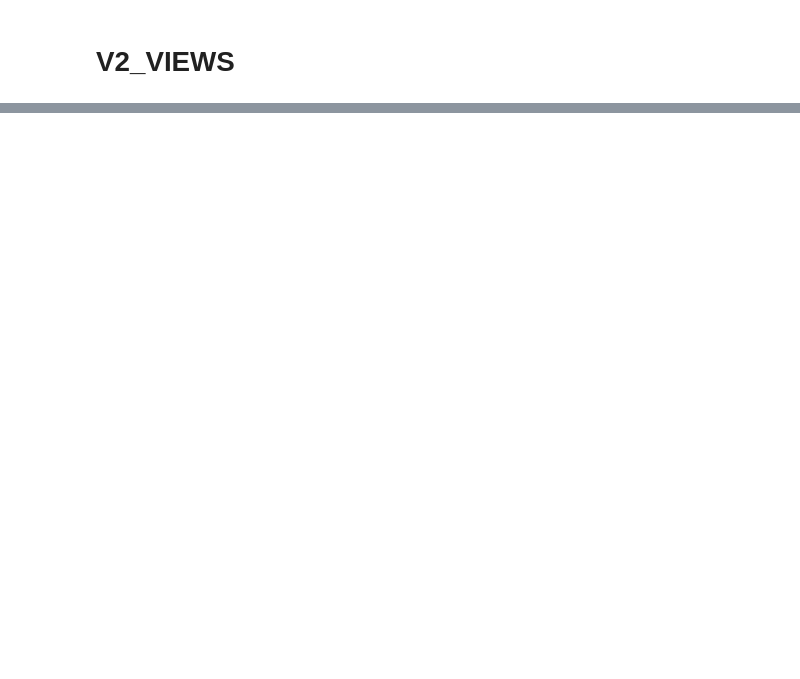
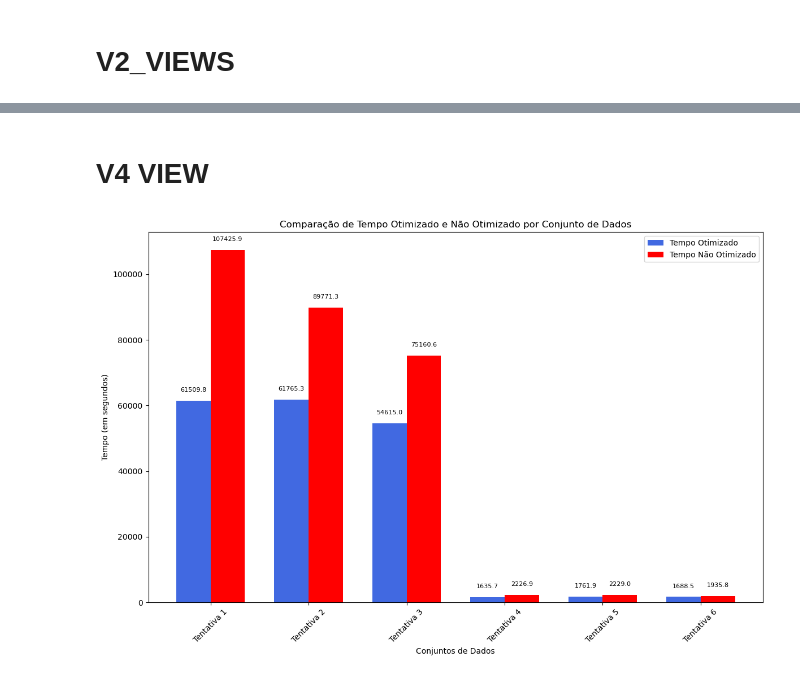
Before and after one commit to mpsdo/TCC2_ANEXO, a Jupyter notebook: Notebook Graficos/MAIN_AWS.ipynb, the cells around one changed output, grey strips where cells are left out. Drawn from its saved outputs; the diff is of its cells as text; code cells hidden in the pictures; blank space fills up the shorter version.

```diff
--- a/Notebook Graficos/MAIN_AWS.ipynb
+++ b/Notebook Graficos/MAIN_AWS.ipynb
@@ -132,0 +139,46 @@ plt.show()
+# %% [markdown]
+# V4 VIEW
+# %%
+import matplotlib.pyplot as plt
+import numpy as np
+
+# Dados
+tempo_otimizado = [61509.847, 61765.300, 54614.966, 1635.710, 1761.901, 1688.460]
+tempo_nao_otimizado = [107425.883, 89771.313, 75160.623, 2226.900, 2228.954, 1935.799]
+labels = ['Tentativa 1', 'Tentativa 2', 'Tentativa 3', 'Tentativa 4', 'Tentativa 5', 'Tentativa 6']
+
+# Configurações do gráfico
+x = np.arange(len(labels))
+width = 0.35
+
+fig, ax = plt.subplots(figsize=(12, 8))  # Ajuste no tamanho do gráfico
+rects1 = ax.bar(x - width/2, tempo_otimizado, width, label='Tempo Otimizado', color='#4169e1')
+rects2 = ax.bar(x + width/2, tempo_nao_otimizado, width, label='Tempo Não Otimizado', color='#ff0000')
+
+# Adicionando textos e etiquetas
+ax.set_xlabel('Conjuntos de Dados')
+ax.set_ylabel('Tempo (em segundos)')
+ax.set_title('Comparação de Tempo Otimizado e Não Otimizado por Conjunto de Dados')
+ax.set_xticks(x)
+ax.set_xticklabels(labels, rotation=45)  # Rotacionando os rótulos
+ax.legend()
+
+# Função para adicionar uma etiqueta de valor em cada coluna
+def autolabel(rects):
+    for rect in rects:
+        height = rect.get_height()
+        ax.annotate('{:.1f}'.format(height),  # Formatação dos números
+                    xy=(rect.get_x() + rect.get_width() / 2, height),
+                    xytext=(0, 10),  # Deslocamento vertical aumentado
+                    textcoords="offset points",
+                    ha='center', va='bottom', fontsize=8)  # Tamanho de fonte reduzido
+
+autolabel(rects1)
+autolabel(rects2)
+
+fig.tight_layout()
+
+# Mostrando o gráfico
+plt.show()
+# %% [output]
+[figure, added]
```
Also changed, not shown: parts of 4 cells of this notebook, 1 other file.
